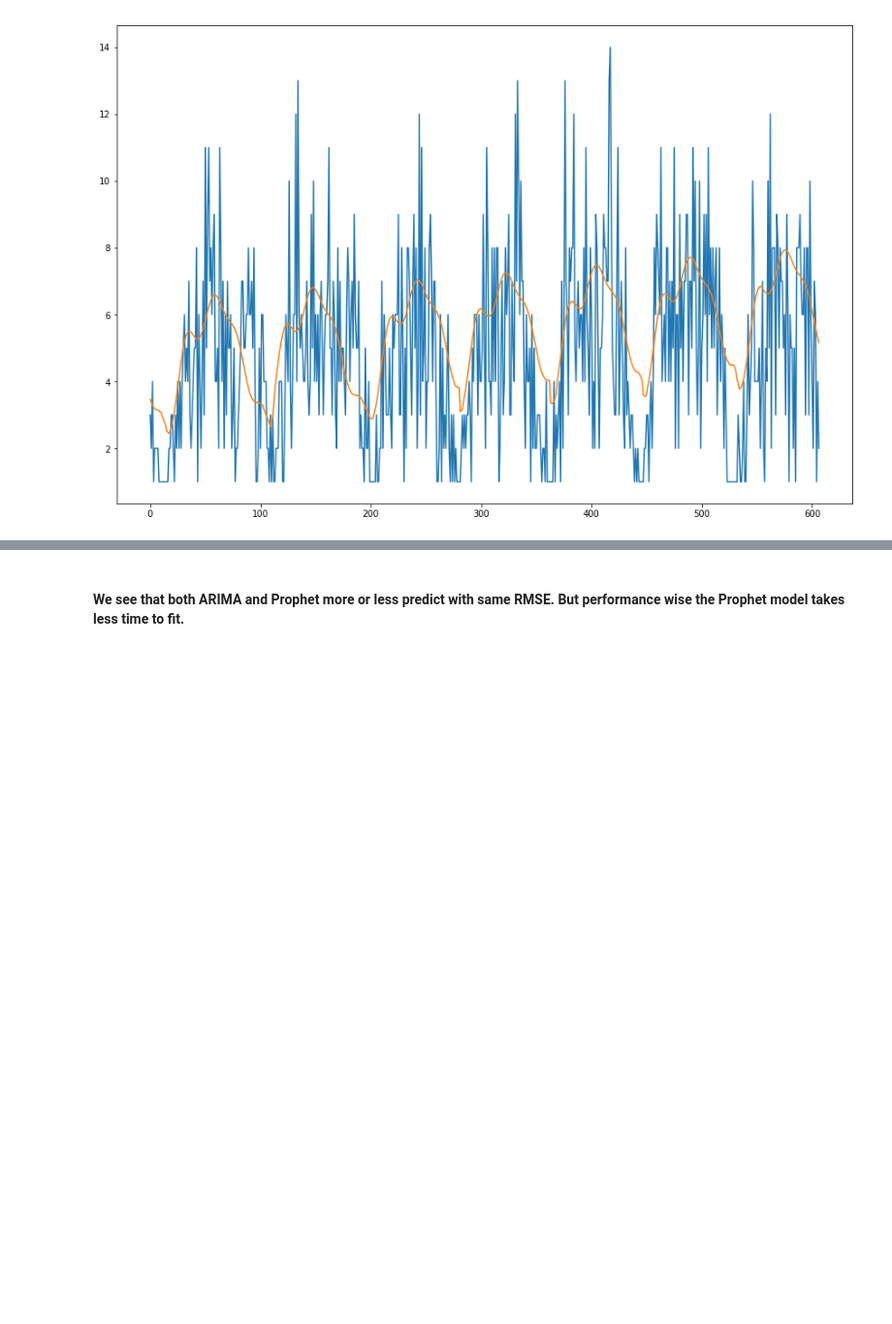
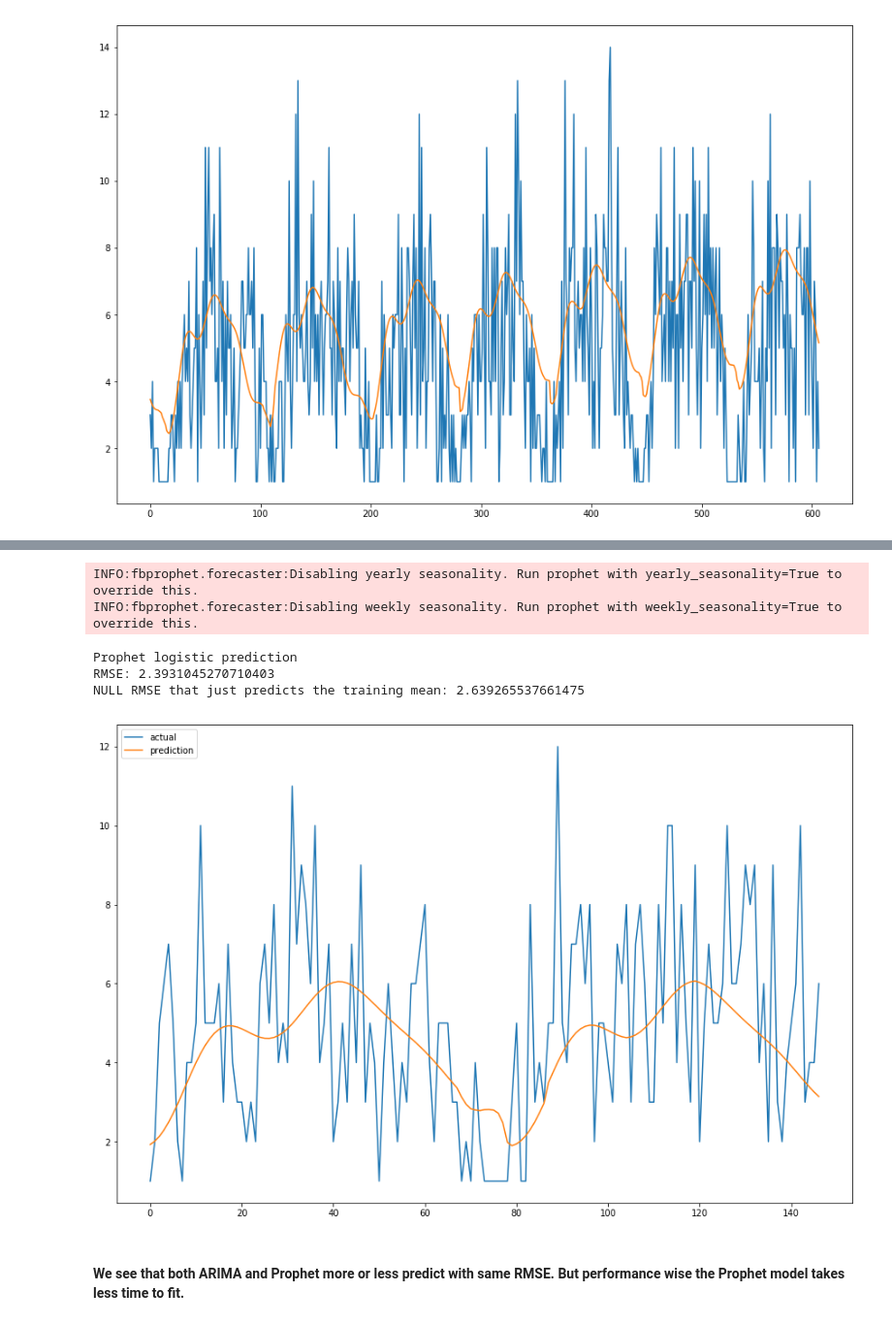
Before and after one commit to aanels/ga_homeworks, a Jupyter notebook: unit-4_project/Project_Report.ipynb, the cells around one changed output, grey strips where cells are left out. Shown at 97% size. Saved outputs shown, nothing was run; the diff lists cells and outputs as text; code cells hidden in the pictures; blank space fills up the shorter version.

```diff
--- a/unit-4_project/Project_Report.ipynb
+++ b/unit-4_project/Project_Report.ipynb
@@ -1138,3 +1223,55 @@ plt.plot(forecast.yhat.values, label='predicted')
+# %%
+# Create a function prints the prediciton chart using Prophet prediction model
+def predict_using_Prophet_logistic(data, train_to_test_ratio, remarks):
+
+    # Create dataframe and rename columns as needed by Prophet
+    pf = data[['drp_dtm','trips_count']]
+    pf = pf.rename({'drp_dtm':'ds', 'trips_count':'y'},axis=1)
+    pf['cap'] = 25 # We set 25 as the maximum number of trips possible in that time slot in that location
+
+    # Create train and test data
+    train_size = int(len(data)*train_to_test_ratio)
+    train_df, test_df = pf.iloc[0:train_size], pf.iloc[train_size:len(data)]
+
+    #print(train_df.head())
+    #print(test_df.head())
+
+
+
+    # Fit and forecast using Prophet
+    m = Prophet(growth='logistic')
+    m.fit(train_df)
+
+
+    forecast = m.predict(test_df)
+    #print(forecast)
+    #m.plot(forecast)
+
+    #print (test_df)
+    #print (test_df['y'].values)
+    #print (forecast['yhat'].values)
+    #return
+
+    print (remarks)
+    print ('RMSE:', np.sqrt(mean_squared_error(test_df['y'].values, forecast['yhat'].values)))
+    y_null = np.zeros_like(test_df['y'].values, dtype=float)
+    y_null.fill(train_df['y'].values.mean())
+    print ('NULL RMSE that just predicts the training mean:', np.sqrt(mean_squared_error(test_df['y'].values, y_null)))
+    # Plot
+    plt.figure(figsize=(15,10))
+    plt.plot(test_df['y'].values,label='actual')
+    plt.plot(forecast['yhat'].values,label='prediction')
+    plt.legend(loc='upper left')
+    plt.show()
+# %%
+predict_using_Prophet_logistic(tfdf,0.75,'Prophet logistic prediction')
+# %% [output]
+INFO:fbprophet.forecaster:Disabling yearly seasonality. Run prophet with yearly_seasonality=True to override this.
+INFO:fbprophet.forecaster:Disabling weekly seasonality. Run prophet with weekly_seasonality=True to override this.
+Prophet logistic prediction
+RMSE: 2.3931045270710403
+NULL RMSE that just predicts the training mean: 2.639265537661475
+[figure, added]
 # %% [markdown]
 #### We see that both ARIMA and Prophet more or less predict with same RMSE. But performance wise the Prophet model takes less time to fit.
 # %% [markdown]
```
Also changed, not shown: parts of 5 cells of this notebook, 2 other files.
